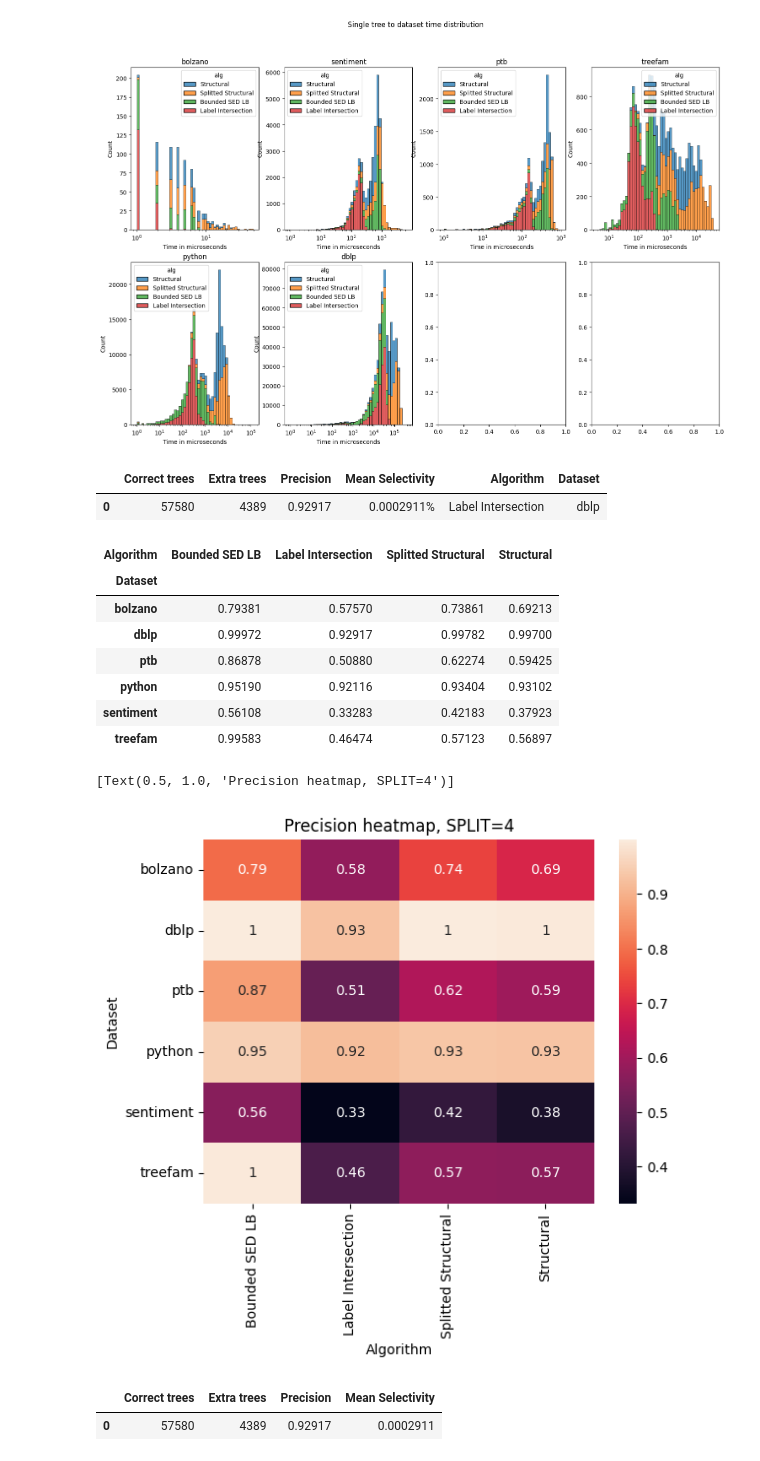
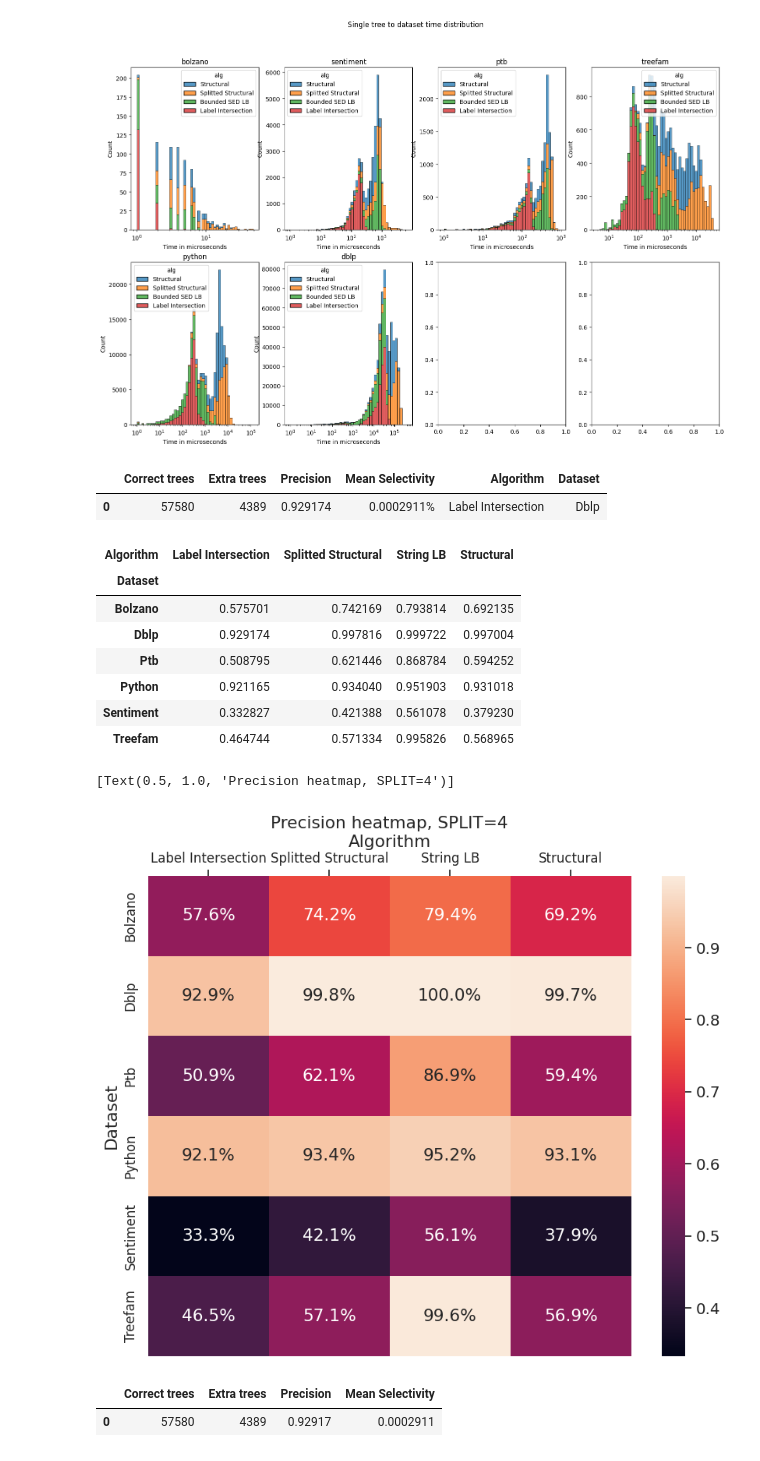
Before and after one commit to LukMRVC/tree-statistics, a Jupyter notebook: TED-viz.ipynb, the cells around one changed output. Saved outputs shown, nothing was run; the diff lists cells and outputs as text; code cells hidden in the pictures.

```diff
--- a/TED-viz.ipynb
+++ b/TED-viz.ipynb
@@ -21,7 +21,7 @@ from datetime import timedelta
 ALGORITHMS = {
     'structural': 'Structural',
     'structural-variant': 'Splitted Structural',
-    'sed': 'Bounded SED LB',
+    'sed': 'String LB',
     'lblint': 'Label Intersection'
 }
 
@@ -153,7 +153,7 @@ def load_verification_times(dataset: str, threshold: int):
         df = apted_df.join(topdiff_df).join(dataframes[dataset][lb_method][2])
         df['query_filter_time_nanos'] = df['query_filter_time_us'] * 1000
 
-        df['lb_method'] = lb_method
+        df['lb_method'] = ALGORITHMS[lb_method]
 
         # runtime is in MS
         rtdf = pd.DataFrame.from_records([
@@ -214,3 +214,8 @@ humanfriendly.format_timespan(timedelta(milliseconds=3810159.25010))
 
 The lower the verification time %, the faster the LB method was in comparison to verification by using
 either exact TED (APTED) or using bounded-TED (topdiff)
+# %%
+verification_times = []
+for i, (ds, t) in enumerate(tested_values):
+    print('Loading ', ds, ', t =', t, i)
+    verification_times.append(load_verification_times(ds, t))
@@ -274,33 +321,38 @@ Printing  dblp
 # %%
 df = pd.DataFrame()
 
 for i, (ds, x) in enumerate(tested_values):
     for alg in dataframes[ds].keys():
         summary = dataframes[ds][alg][1].copy()
         summary['Algorithm'] = ALGORITHMS[alg]
-        summary['Dataset'] = ds
+        summary['Dataset'] = ds.capitalize()
         # tpt - time per tree - total time / (number of trees)
         # summary['tpt'] = summary["Total Time"] / (summary["Correct trees"] + summary["Incorrect trees"])
         df = pd.concat([df, summary])
 df
 display(summary)
 pivoted = df.pivot(index="Dataset", columns="Algorithm", values="Precision").fillna(0)
 display(pivoted)
-hp = sns.heatmap(pivoted, annot=True)
+# sns.set(font_scale=1.3)
+fig, ax = plt.subplots(figsize=(10, 8))
+hp = sns.heatmap(pivoted, fmt='.1%', annot=True)
+hp.xaxis.set_label_position('top')
+plt.tick_params(axis='both', which='major', labelsize=12, labelbottom = False, bottom=False, top = True, labeltop=True)
+fig.savefig("resources/plots/precision-heatmap.svg", format='svg')
 hp.set(title='Precision heatmap, SPLIT=4')
 # %% [output]
 |  | Correct trees | Extra trees | Precision | Mean Selectivity | Algorithm | Dataset |
-| 0 | 57580 | 4389 | 0.92917 | 0.0002911% | Label Intersection | dblp |
+| 0 | 57580 | 4389 | 0.929174 | 0.0002911% | Label Intersection | Dblp |
-| Algorithm | Bounded SED LB | Label Intersection | Splitted Structural | Structural |
+| Algorithm | Label Intersection | Splitted Structural | String LB | Structural |
 | Dataset |  |  |  |  |
-| bolzano | 0.79381 | 0.57570 | 0.73861 | 0.69213 |
-| dblp | 0.99972 | 0.92917 | 0.99782 | 0.99700 |
-| ptb | 0.86878 | 0.50880 | 0.62274 | 0.59425 |
-| python | 0.95190 | 0.92116 | 0.93404 | 0.93102 |
-| sentiment | 0.56108 | 0.33283 | 0.42183 | 0.37923 |
-| treefam | 0.99583 | 0.46474 | 0.57123 | 0.56897 |
+| Bolzano | 0.575701 | 0.742169 | 0.793814 | 0.692135 |
+| Dblp | 0.929174 | 0.997816 | 0.999722 | 0.997004 |
+| Ptb | 0.508795 | 0.621446 | 0.868784 | 0.594252 |
+| Python | 0.921165 | 0.934040 | 0.951903 | 0.931018 |
+| Sentiment | 0.332827 | 0.421388 | 0.561078 | 0.379230 |
+| Treefam | 0.464744 | 0.571334 | 0.995826 | 0.568965 |
 [Text(0.5, 1.0, 'Precision heatmap, SPLIT=4')]
-[figure, old version]
+[figure, new version]
 # %%
 summary = dataframes[ds][alg][1].copy()
 summary['Mean Selectivity'] = summary['Mean Selectivity'].str.strip('%')
```
Also changed, not shown: parts of 3 cells of this notebook.
